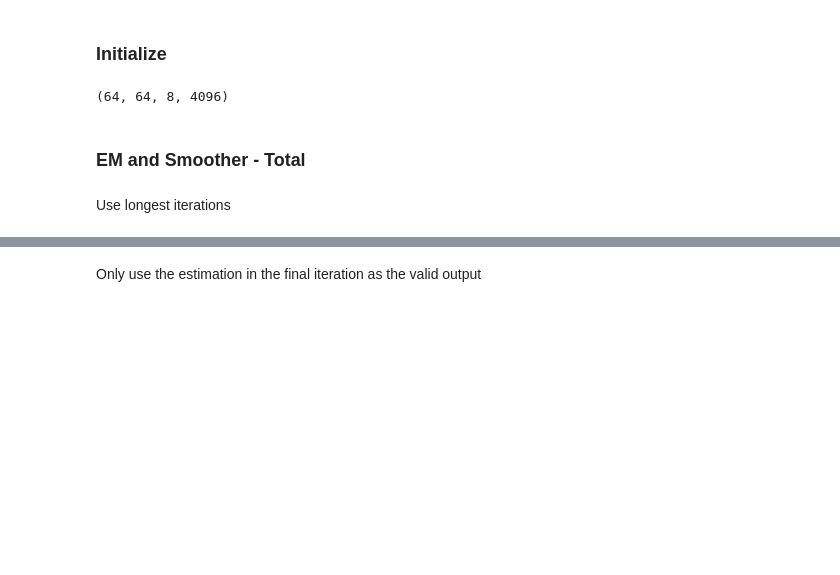
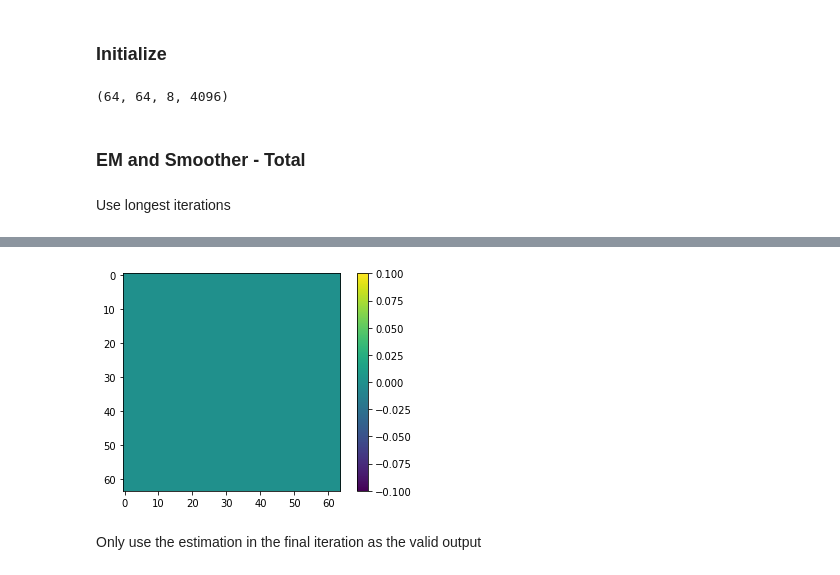
Before and after one commit to Firepanda415/Quantum_Den_Smoother, a Jupyter notebook: Comparision - HCXCXCXCXH.ipynb, the cells around one changed output, grey strips where cells are left out. Cells and saved outputs as stored; diff of their text form; code cells hidden in the pictures; blank space fills up the shorter version.

```diff
--- a/Comparision - HCXCXCXCXH.ipynb
+++ b/Comparision - HCXCXCXCXH.ipynb
@@ -344,3 +392,9 @@ x_est[1,1]
+# %%
+plt.imshow(realQ.imag)
+plt.colorbar()
+plt.show()
+# %% [output]
+[figure, added]
 # %% [markdown]
 Only use the estimation in the final iteration as the valid output
 # %%
```
Also changed, not shown: parts of 23 cells of this notebook, 31 other files.
